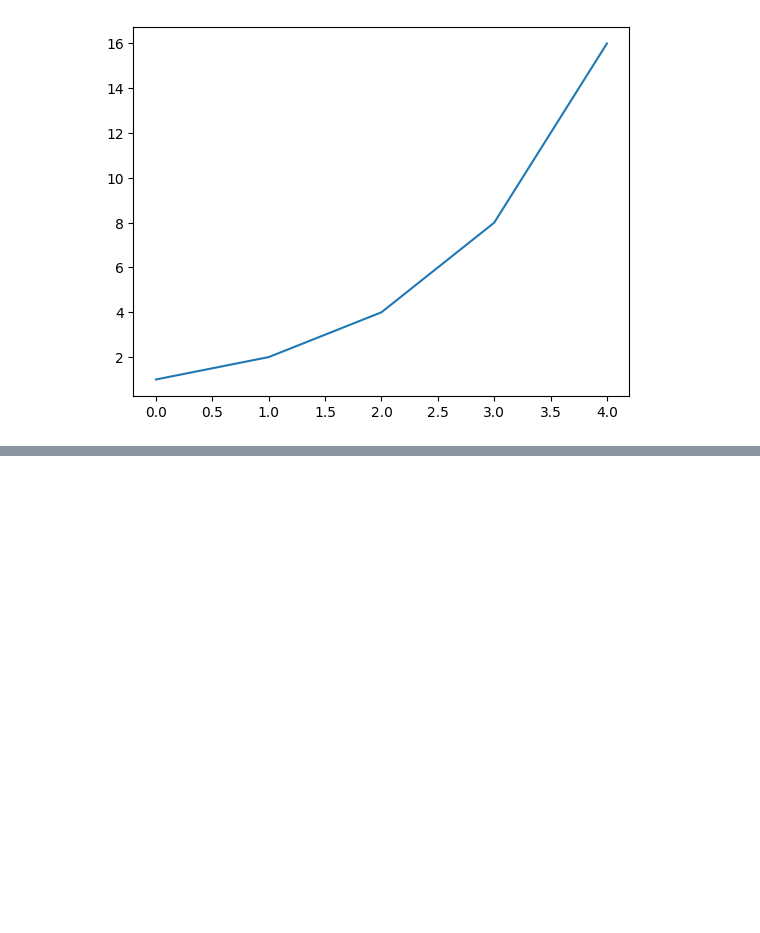
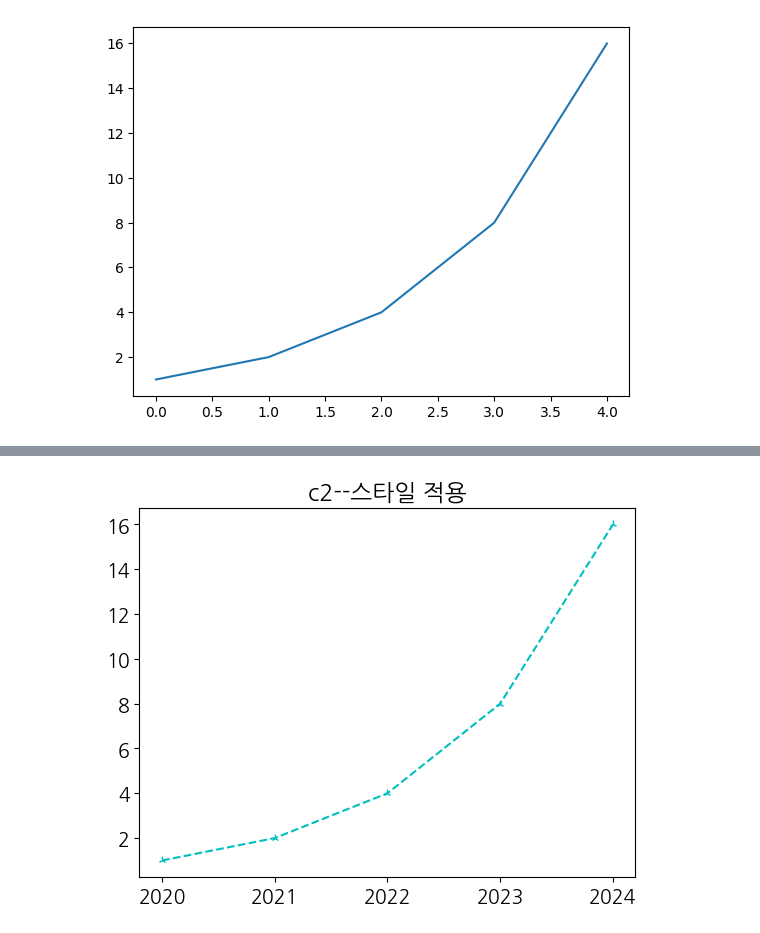
Before and after one commit to Jeongsunga/Python-20240718, a Jupyter notebook: visualize-data.ipynb, the cells around one changed output, grey strips where cells are left out. Saved outputs shown, nothing was run; the diff lists cells and outputs as text; code cells hidden in the pictures; blank space fills up the shorter version.

```diff
--- a/visualize-data.ipynb
+++ b/visualize-data.ipynb
@@ -68,0 +83,8 @@ plt.show()
+# %%
+# 차트 스타일 지정
+# plot() 메서드의 세 번째 매개변수로 지정된 문자열 포멧으로 전달하여 스타일 지정 가능
+plt.title('c2--스타일 적용')
+plt.plot([2020, 2021, 2022, 2023, 2024], [1, 2, 4, 8, 16], 'c2--')
+plt.show()
+# %% [output]
+[figure, added]
```
Also changed, not shown: parts of 9 cells of this notebook.
